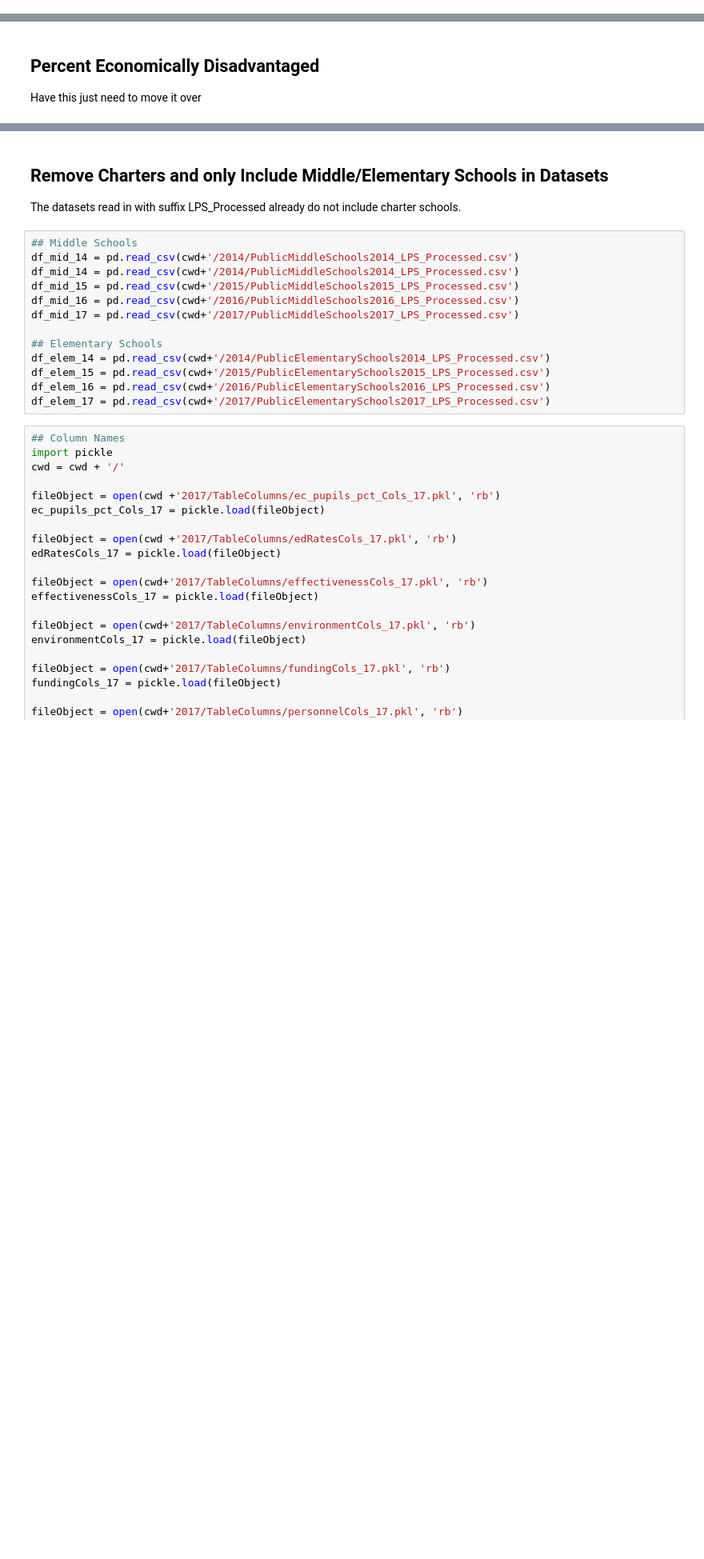
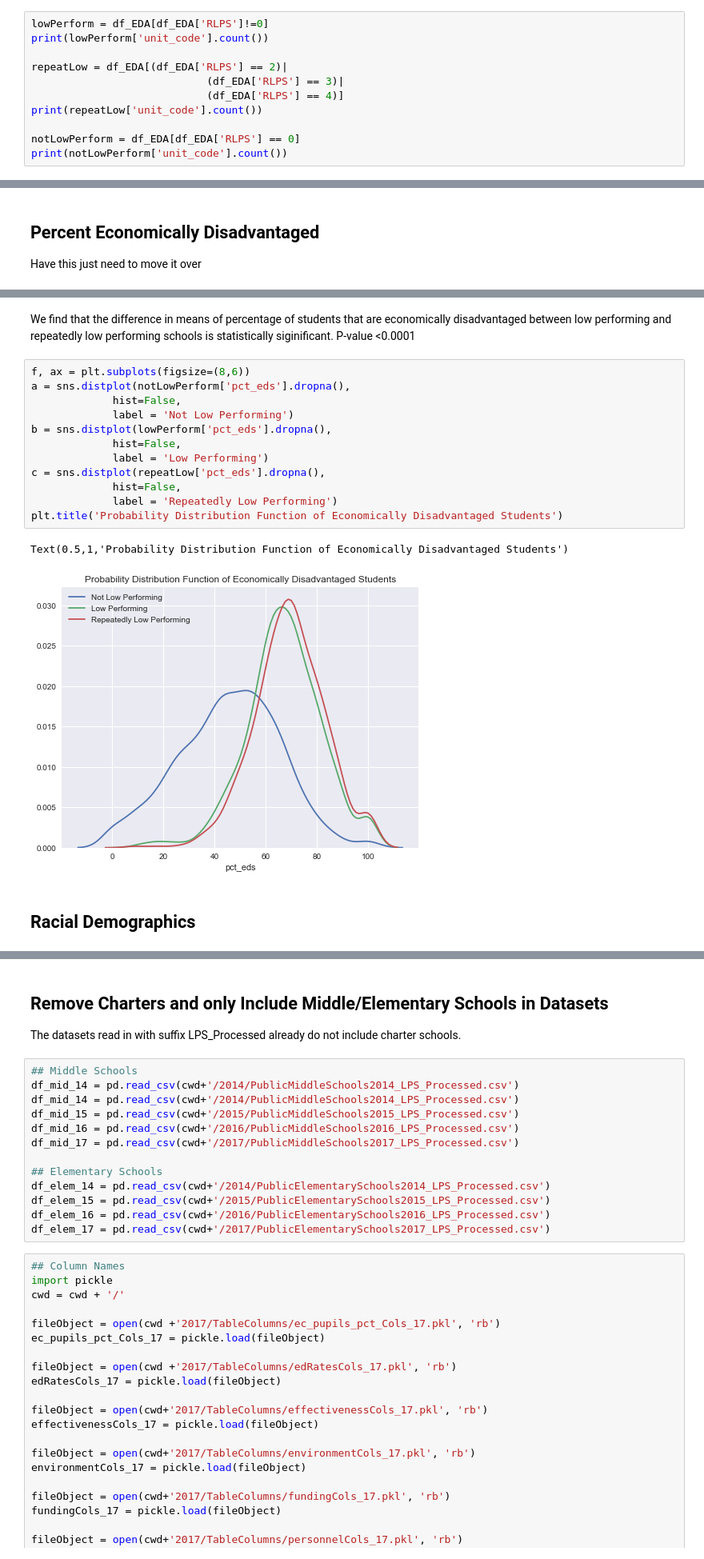
Before and after one commit to oleeson/NCPDI-Capstone, a Jupyter notebook: Analysis/Master_Capstone.ipynb, the cells around one changed output, grey strips where cells are left out. Shown at 80% size. Cells and saved outputs as stored; diff of their text form; blank space fills up the shorter version.

```diff
--- a/Analysis/Master_Capstone.ipynb
+++ b/Analysis/Master_Capstone.ipynb
@@ -207,0 +213,11 @@ There are 168 total charter schools. From the above bar chart it appears that th
+# %%
+lowPerform = df_EDA[df_EDA['RLPS']!=0]
+print(lowPerform['unit_code'].count())
+
+repeatLow = df_EDA[(df_EDA['RLPS'] == 2)|
+                            (df_EDA['RLPS'] == 3)|
+                            (df_EDA['RLPS'] == 4)]
+print(repeatLow['unit_code'].count())
+
+notLowPerform = df_EDA[df_EDA['RLPS'] == 0]
+print(notLowPerform['unit_code'].count())
@@ -216,0 +300,19 @@ Have this just need to move it over
+# %% [markdown]
+We find that the difference in means of percentage of students that are economically disadvantaged between low performing and repeatedly low performing schools is statistically siginificant. P-value <0.0001
+# %%
+f, ax = plt.subplots(figsize=(8,6))
+a = sns.distplot(notLowPerform['pct_eds'].dropna(),
+             hist=False,
+             label = 'Not Low Performing')
+b = sns.distplot(lowPerform['pct_eds'].dropna(),
+             hist=False,
+             label = 'Low Performing')
+c = sns.distplot(repeatLow['pct_eds'].dropna(),
+             hist=False,
+             label = 'Repeatedly Low Performing')
+plt.title('Probability Distribution Function of Economically Disadvantaged Students')
+# %% [output]
+Text(0.5,1,'Probability Distribution Function of Economically Disadvantaged Students')
+[figure, added]
+# %% [markdown]
+## Racial Demographics
```
Also changed, not shown: parts of 23 cells of this notebook.
